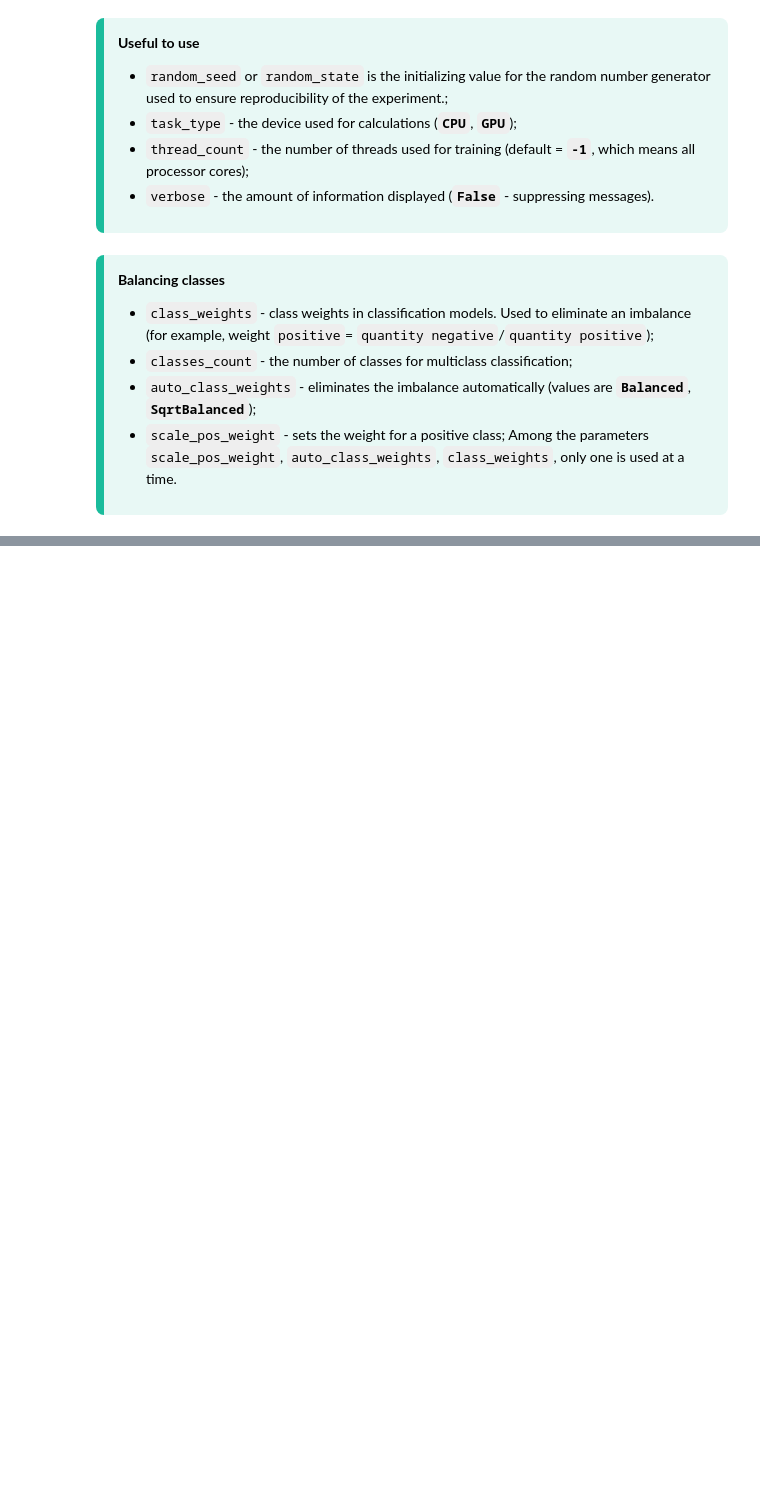
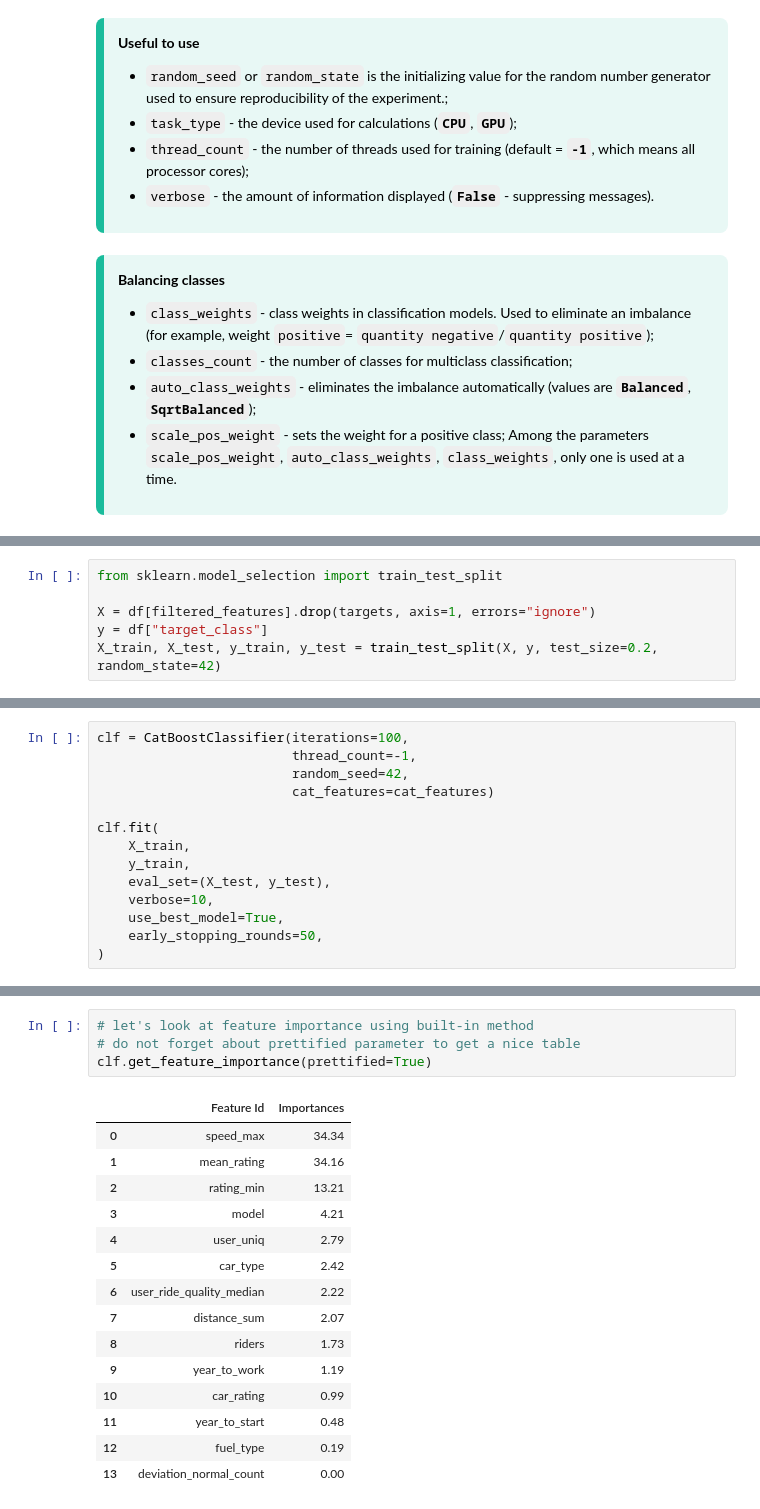
Before and after one commit to aziart/comp-ds, a Jupyter notebook: notebooks/04.1.02 - CatBoost.ipynb, the cells around one changed output, grey strips where cells are left out. Drawn from its saved outputs; the diff is of its cells as text; blank space fills up the shorter version.

Commit message:
04.1.02 in progress: catboost baseline with default parameters + changing number of trees

```diff
--- a/notebooks/04.1.02 - CatBoost.ipynb
+++ b/notebooks/04.1.02 - CatBoost.ipynb
@@ -219,0 +225,6 @@ Subclasses:
+# %%
+from sklearn.model_selection import train_test_split
+
+X = df[filtered_features].drop(targets, axis=1, errors="ignore")
+y = df["target_class"]
+X_train, X_test, y_train, y_test = train_test_split(X, y, test_size=0.2, random_state=42)
@@ -219,0 +266,14 @@ Subclasses:
+# %%
+clf = CatBoostClassifier(iterations=100,
+                         thread_count=-1,
+                         random_seed=42,
+                         cat_features=cat_features)
+
+clf.fit(
+    X_train,
+    y_train,
+    eval_set=(X_test, y_test),
+    verbose=10,
+    use_best_model=True,
+    early_stopping_rounds=50,
+)
@@ -219,0 +328,20 @@ Subclasses:
+# %%
+# let's look at feature importance using built-in method
+# do not forget about prettified parameter to get a nice table
+clf.get_feature_importance(prettified=True)
+# %% [output]
+|  | Feature Id | Importances |
+| 0 | speed_max | 34.34 |
+| 1 | mean_rating | 34.16 |
+| 2 | rating_min | 13.21 |
+| 3 | model | 4.21 |
+| 4 | user_uniq | 2.79 |
+| 5 | car_type | 2.42 |
+| 6 | user_ride_quality_median | 2.22 |
+| 7 | distance_sum | 2.07 |
+| 8 | riders | 1.73 |
+| 9 | year_to_work | 1.19 |
+| 10 | car_rating | 0.99 |
+| 11 | year_to_start | 0.48 |
+| 12 | fuel_type | 0.19 |
+| 13 | deviation_normal_count | 0.00 |
```
Also changed, not shown: parts of 8 cells of this notebook, 6 other files.
